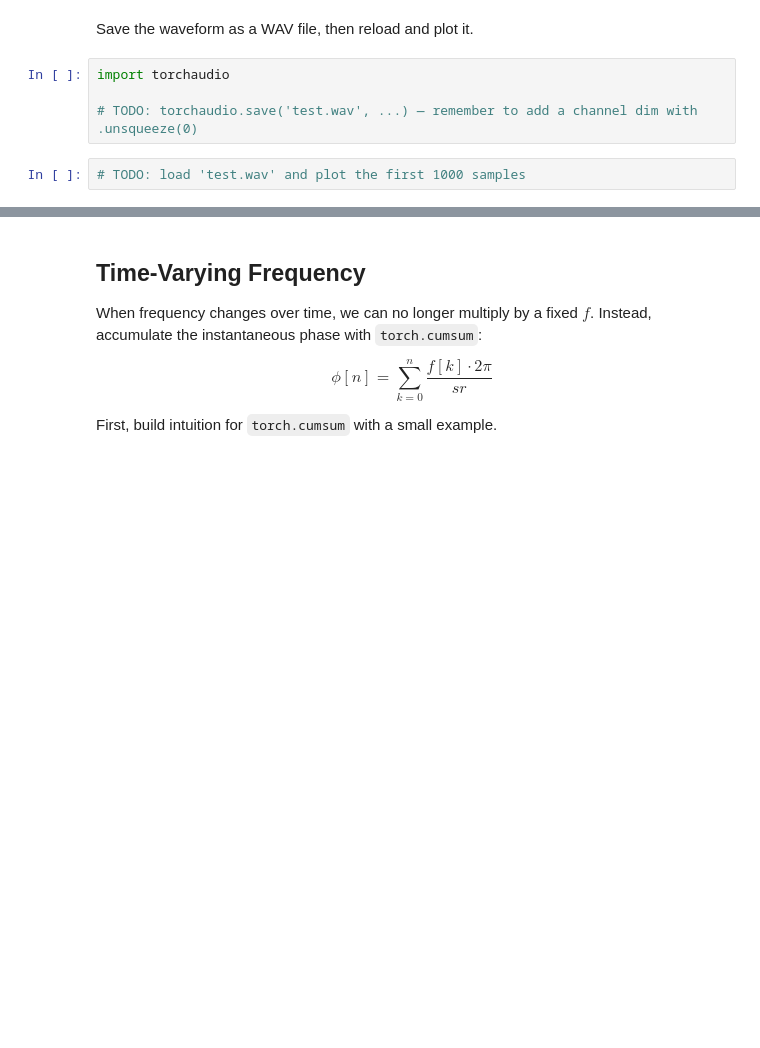
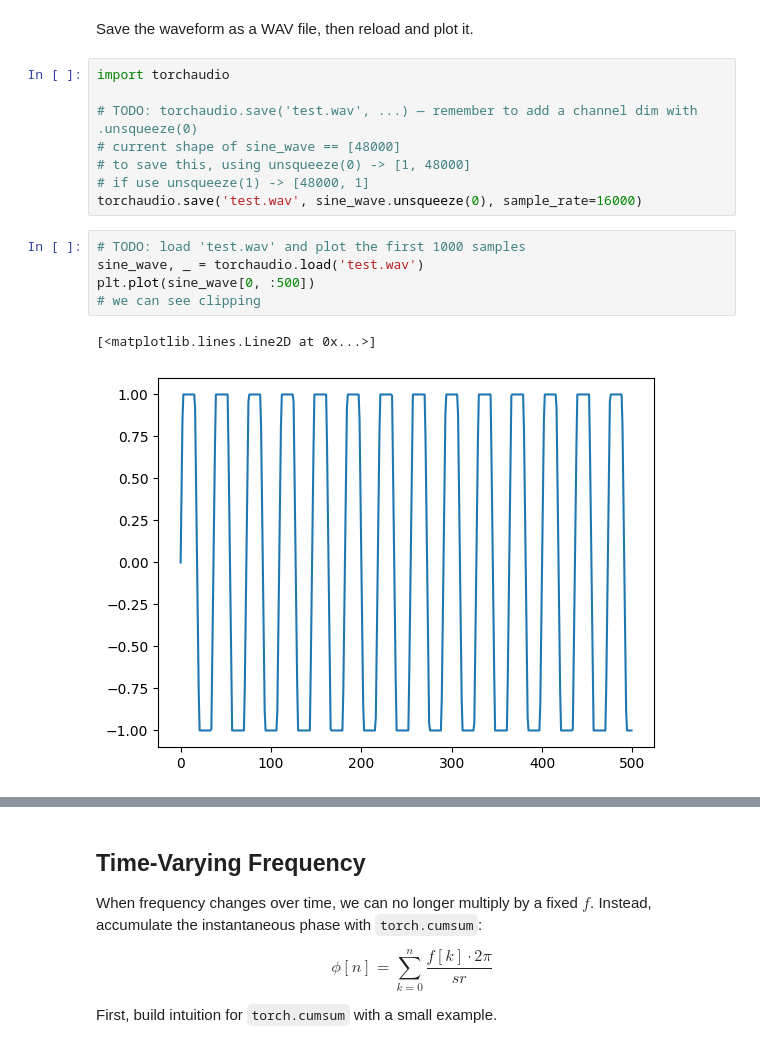
Before and after one commit to jdasam/ant5015, a Jupyter notebook: notebooks/3rd_week_pitch_classification.ipynb, the cells around one changed output, grey strips where cells are left out. Saved outputs shown, nothing was run; the diff lists cells and outputs as text; blank space fills up the shorter version.

```diff
--- a/notebooks/3rd_week_pitch_classification.ipynb
+++ b/notebooks/3rd_week_pitch_classification.ipynb
@@ -53,5 +86,15 @@ Save the waveform as a WAV file, then reload and plot it.
 import torchaudio
 
 # TODO: torchaudio.save('test.wav', ...) — remember to add a channel dim with .unsqueeze(0)
+# current shape of sine_wave == [48000]
+# to save this, using unsqueeze(0) -> [1, 48000]
+# if use unsqueeze(1) -> [48000, 1]
+torchaudio.save('test.wav', sine_wave.unsqueeze(0), sample_rate=16000)
 # %%
 # TODO: load 'test.wav' and plot the first 1000 samples
+sine_wave, _ = torchaudio.load('test.wav')
+plt.plot(sine_wave[0, :500])
+# we can see clipping
+# %% [output]
+[<matplotlib.lines.Line2D at 0x...>]
+[figure, added]
```
Also changed, not shown: parts of 31 cells of this notebook.
